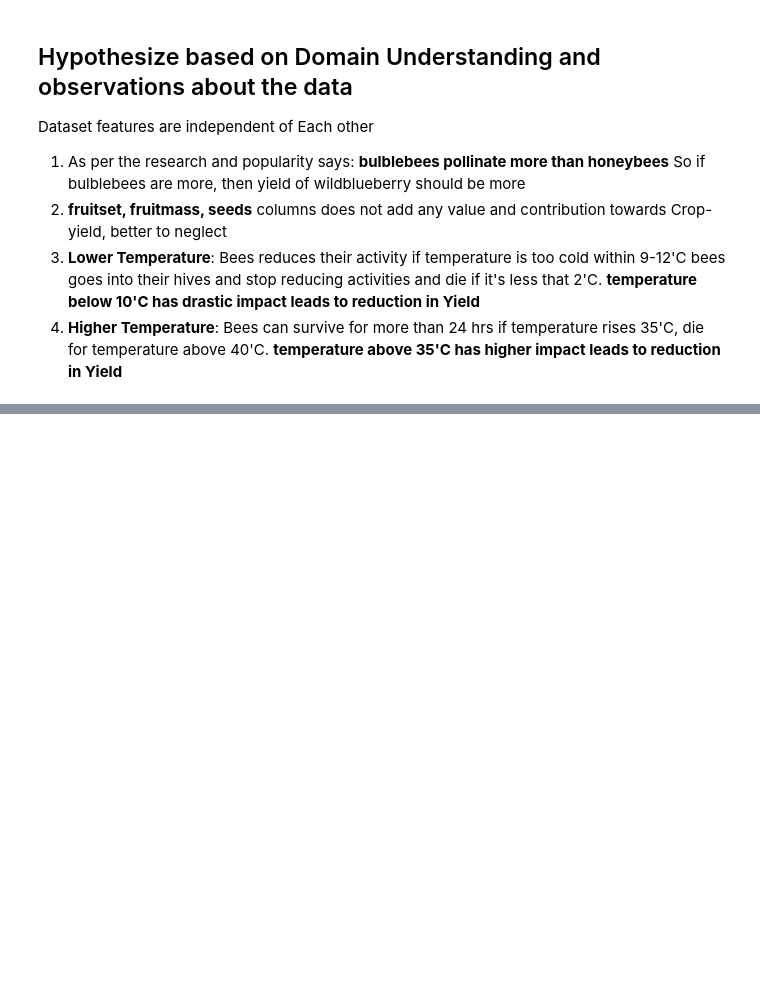
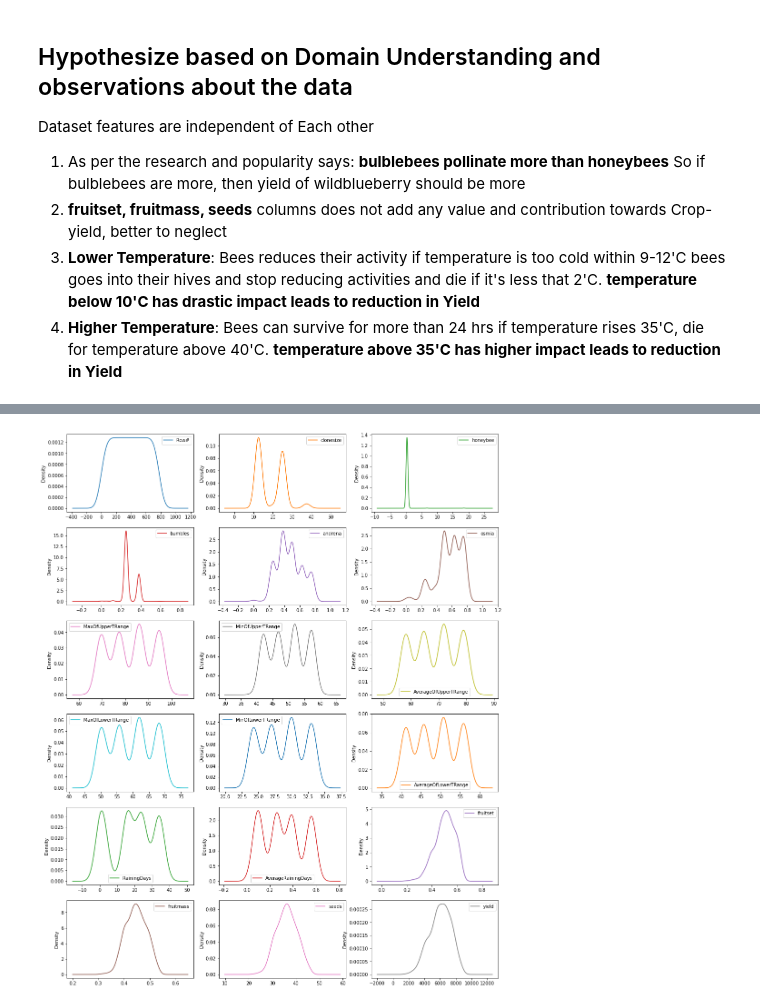
Before and after one commit to kolhesamiksha/Wild_Blueberry_yield_prediction, a Jupyter notebook: Notebooks/Wild_Blueberry_Yield_Prediction.ipynb, the cells around one changed output, grey strips where cells are left out. Cells and saved outputs as stored; diff of their text form; code cells hidden in the pictures; blank space fills up the shorter version.

```diff
--- a/Notebooks/Wild_Blueberry_Yield_Prediction.ipynb
+++ b/Notebooks/Wild_Blueberry_Yield_Prediction.ipynb
@@ -80,0 +320,20 @@ plt.tight_layout(rect=(0, 0, 1.2, 1.2))
+# %%
+# unpivot = pd.melt(berry_data, berry_data.describe().columns[-1], berry_data.describe().columns[:-1])
+# g = sns.FacetGrid(unpivot, col="variable", col_wrap=3, sharex=False, sharey=False)
+# g.map(sns.kdeplot, "value")
+# plt.show()
+
+# ===================================================================================
+
+# new method (one-liner)
+
+berry_data.plot(kind="density",
+                subplots=True,
+                layout = (6,3),
+                figsize=(17,22),
+                sharex=False,
+                sharey=False);
+
+# kind = density, histogram, boxplots
+# %% [output]
+[figure, added]
```
Also changed, not shown: parts of 103 cells of this notebook.
